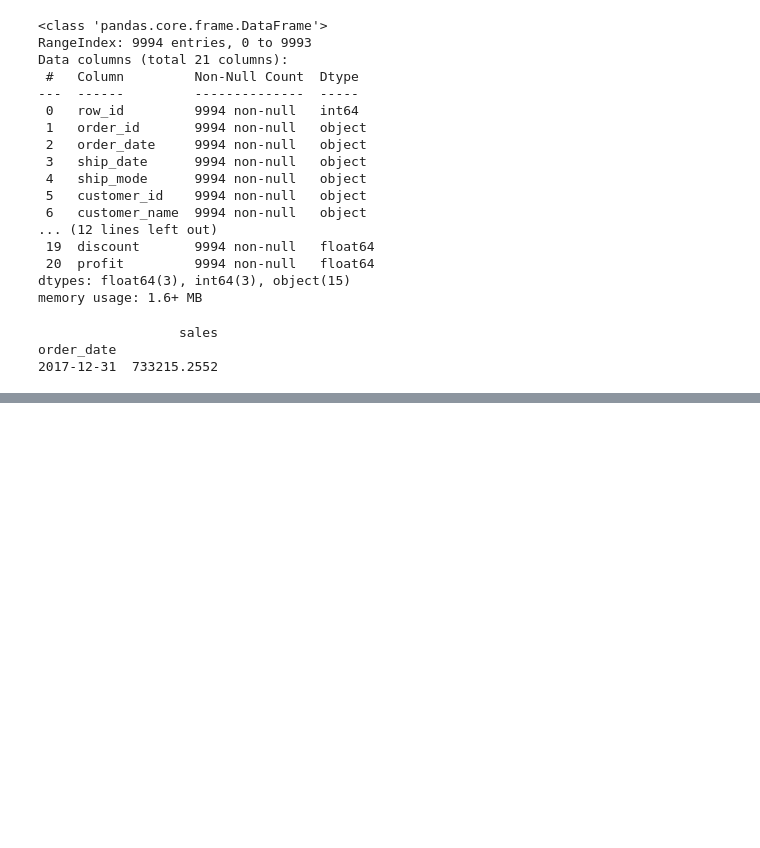
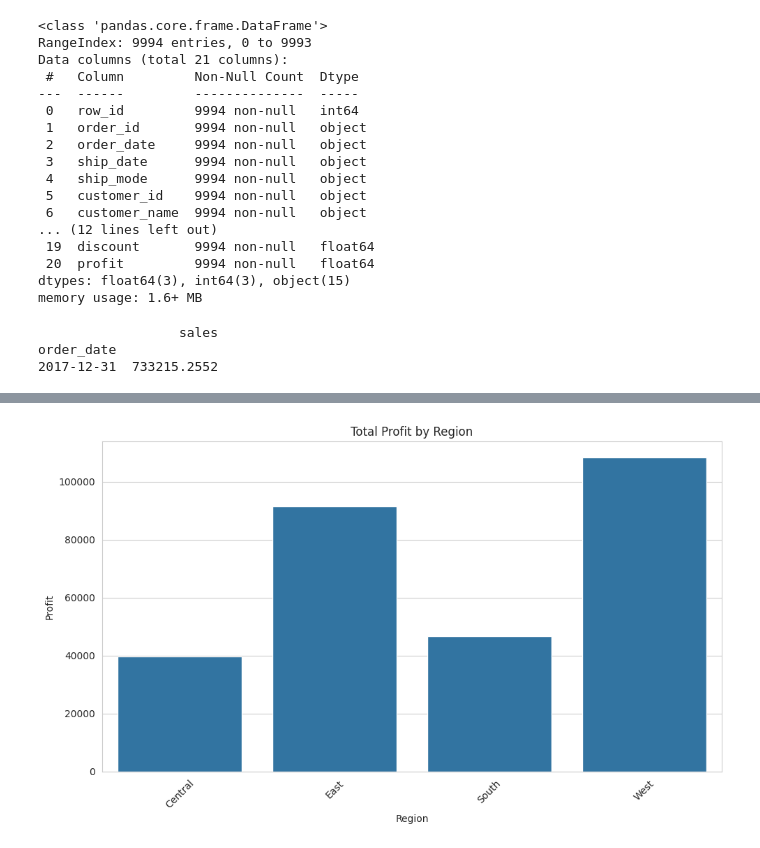
Before and after one commit to mukti222/EDA_superstore_python, a Jupyter notebook: 10_study_case.ipynb, the cells around one changed output, grey strips where cells are left out. Saved outputs shown, nothing was run; the diff lists cells and outputs as text; code cells hidden in the pictures; blank space fills up the shorter version.

```diff
--- a/10_study_case.ipynb
+++ b/10_study_case.ipynb
@@ -91,0 +239,27 @@ order_date
+# %%
+# ############################################ JAWABAN NO 9 ###########################################################
+# 9 Buatlah bar chart yang menunjukkan total keuntungan berdasarkan region
+# buat sum profit berdasarkan region
+# lalu buat bar chart
+# y = profit, x = region
+
+import seaborn as sns
+import matplotlib.pyplot as plt
+
+# Menghitung total profit berdasarkan region
+profit_by_region = df.groupby('region')['profit'].sum().reset_index()
+profit_by_region
+
+# Membuat bar chart
+plt.figure(figsize=(10, 6))
+sns.barplot(data=profit_by_region, x='region', y='profit')
+plt.title('Total Profit by Region')
+plt.xlabel('Region')
+plt.ylabel('Profit')
+plt.xticks(rotation=45)
+plt.tight_layout()
+
+# Menampilkan grafik
+plt.show()
+# %% [output]
+[figure, added]
```
Also changed, not shown: parts of 9 cells of this notebook.
